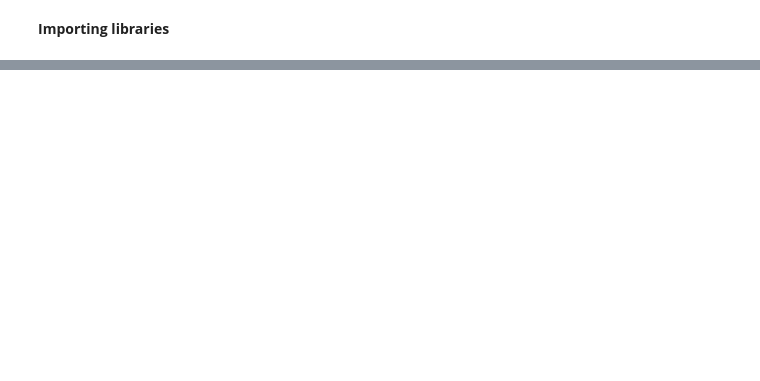
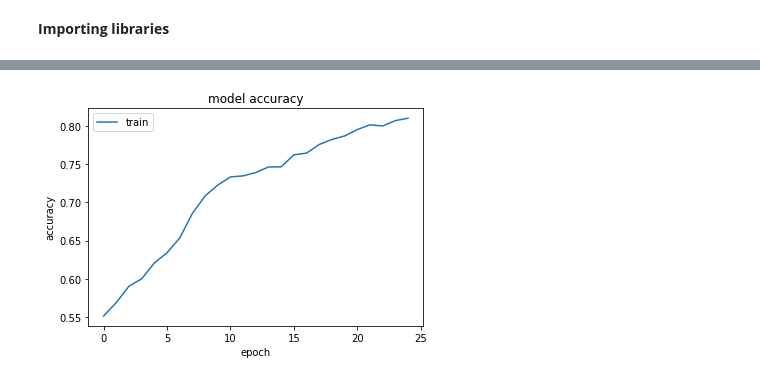
Before and after one commit to Gurpreet654/Deep-Learning-Classification, a Jupyter notebook: Classification_Deep_learning.ipynb, the cells around one changed output, grey strips where cells are left out. Cells and saved outputs as stored; diff of their text form; code cells hidden in the pictures; blank space fills up the shorter version.

```diff
--- a/Classification_Deep_learning.ipynb
+++ b/Classification_Deep_learning.ipynb
@@ -2,0 +44,13 @@
+# %%
+import os
+# old_name = r"/content/train/Train/1"
+# # new_name = r"/content/train/Train/speed_30"
+d="/content/train/Train"
+for i in range (0,43):
+  os.rename(str(d+'/'+ str(i)), str(d+'/AA'+str(i)))
+# %%
+num_classes=len(os.listdir(d))
+labels_2=dict()
+for i in range(0,43):
+  labels_2[i]='AA'+str(i)
+print(labels_2)
@@ -3,2 +59,6 @@
+# %%
+inv_map = {v: k for k, v in labels_2.items()}
+# data_dir_list.remove('.ipynb_checkpoints')
+# img
 # %% [markdown]
 **Importing libraries**
@@ -365,0 +266,18 @@ FileNotFoundError: ignored
+# %%
+#%%
+#training_set = tf.data.Dataset.from_tensor_slices((X_train, y_train))
+test_set = tf.data.Dataset.from_tensor_slices((X_test, y_test))
+X_train1=np.expand_dims(X_train, -1)
+X_test1=np.expand_dims(X_test, -1)
+y_train1=np.expand_dims(y_train, -1)
+y_test1=np.expand_dims(y_test, -1)
+training_set=(X_train1, y_train1)
+model.compile(loss='categorical_crossentropy',optimizer='adam',metrics=['accuracy'])
+import tensorflow as tf
+num_epoch=25
+train_data = tf.data.Dataset.from_tensor_slices((X_train, y_train))
+valid_data = tf.data.Dataset.from_tensor_slices((X_test, y_test))
+X_TRAIN = np.array(X_train.reshape(-1, 64, 64,1))
+X_TEST = np.array(X_test.reshape(-1, 64, 64,1))
+hist = model.fit(X_TRAIN, y_train, batch_size=16, epochs=num_epoch, verbose=1, validation_data=(X_TEST, y_test))
+# model.fit(X_TRAIN,y_train, epochs=10, validation_split=0.1)
@@ -365,0 +302,11 @@ FileNotFoundError: ignored
+# %%
+history=hist
+plt.plot(history.history['accuracy'])
+# plt.plot(history.history['val_accuracy'])
+plt.title('model accuracy')
+plt.ylabel('accuracy')
+plt.xlabel('epoch')
+plt.legend(['train', 'test'], loc='upper left')
+plt.show()
+# %% [output]
+[figure, added]
```
Also changed, not shown: parts of 21 cells of this notebook.
